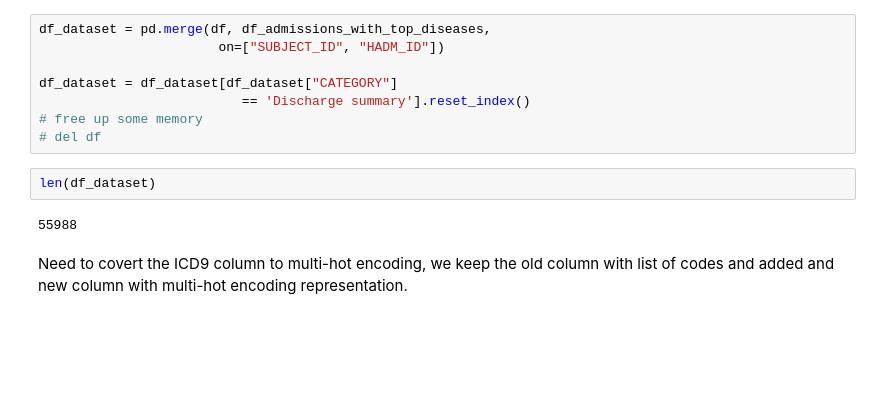
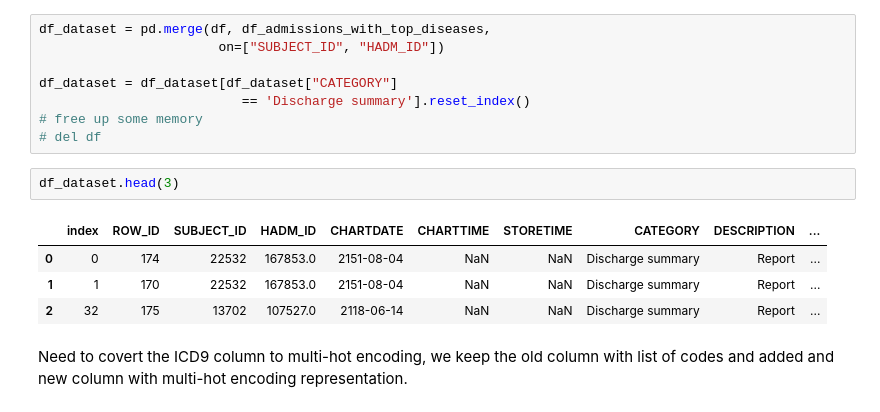
Before and after one commit to amyth18/Deep-Learning-Model-For-Disease-Prediction, a Jupyter notebook: CS598_Deep_Learning_For_Healthcare_Final_Project.ipynb, the cells around one changed output. Drawn from its saved outputs; the diff is of its cells as text; blank space fills up the shorter version.

```diff
--- a/CS598_Deep_Learning_For_Healthcare_Final_Project.ipynb
+++ b/CS598_Deep_Learning_For_Healthcare_Final_Project.ipynb
@@ -129,10 +149,13 @@ df_dataset = df_dataset[df_dataset["CATEGORY"]
                           == 'Discharge summary'].reset_index()
 # free up some memory
 # del df
-# %%
-len(df_dataset)
-# %% [output]
-55988
+# %%
+df_dataset.head(3)
+# %% [output]
+|  | index | ROW_ID | SUBJECT_ID | HADM_ID | CHARTDATE | CHARTTIME | STORETIME | CATEGORY | DESCRIPTION | ... |
+| 0 | 0 | 174 | 22532 | 167853.0 | 2151-08-04 | NaN | NaN | Discharge summary | Report | ... |
+| 1 | 1 | 170 | 22532 | 167853.0 | 2151-08-04 | NaN | NaN | Discharge summary | Report | ... |
+| 2 | 32 | 175 | 13702 | 107527.0 | 2118-06-14 | NaN | NaN | Discharge summary | Report | ... |
 # %% [markdown]
 Need to covert the ICD9 column to multi-hot encoding, we keep the old column with list of codes and added and new column with multi-hot encoding representation.
 # %%
```
Also changed, not shown: parts of 14 cells of this notebook.
